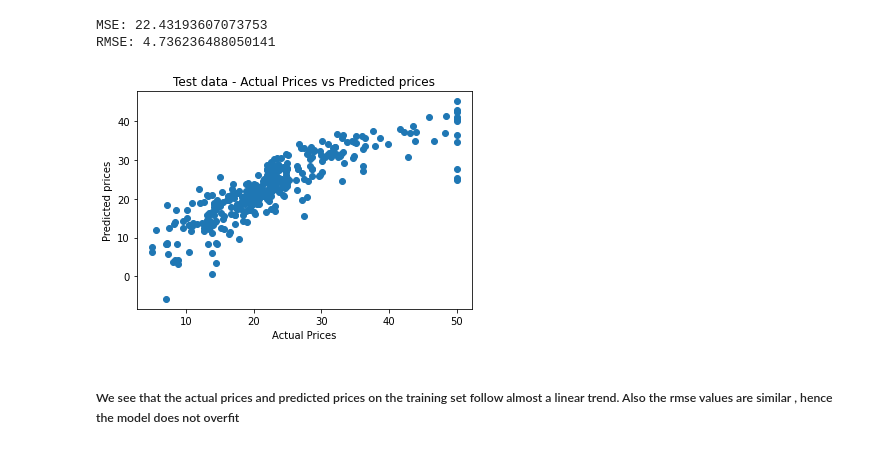
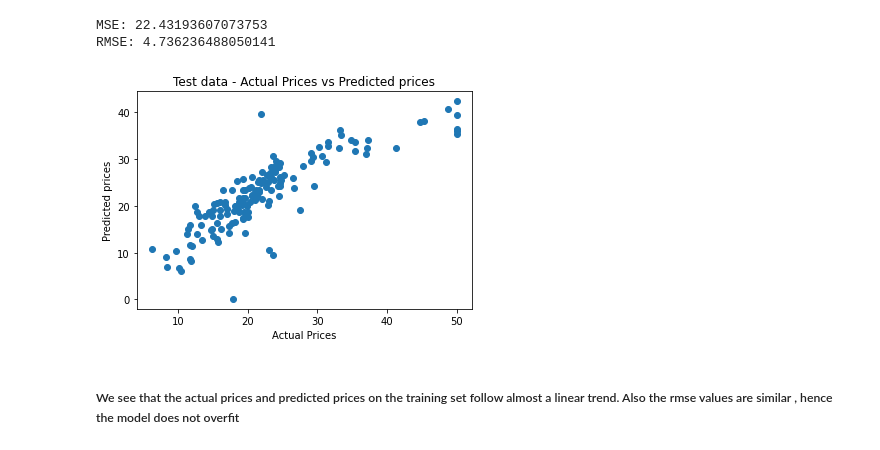
Before and after one commit to ankh77sb/Boston-House-price-prediction, a Jupyter notebook: Boston House price prediction using Linear Regression.ipynb, the cells around one changed output. Cells and saved outputs as stored; diff of their text form; code cells hidden in the pictures.

```diff
--- a/Boston House price prediction using Linear Regression.ipynb
+++ b/Boston House price prediction using Linear Regression.ipynb
@@ -294,12 +294,12 @@ MSE: 22.43193607073753
 RMSE: 4.736236488050141
 # %%
 # Visualizing the differences between actual prices and predicted values
-plt.scatter(y_training, prediction)
+plt.scatter(y_test, test_prediction)
 plt.xlabel("Actual Prices")
 plt.ylabel("Predicted prices")
 plt.title("Test data - Actual Prices vs Predicted prices")
 plt.show()
 # %% [output]
-[figure, old version]
+[figure, new version]
 # %% [markdown]
 ##### We see that the actual prices and predicted prices on the training set follow almost a linear trend. Also the rmse values are similar , hence the model does not overfit
```
